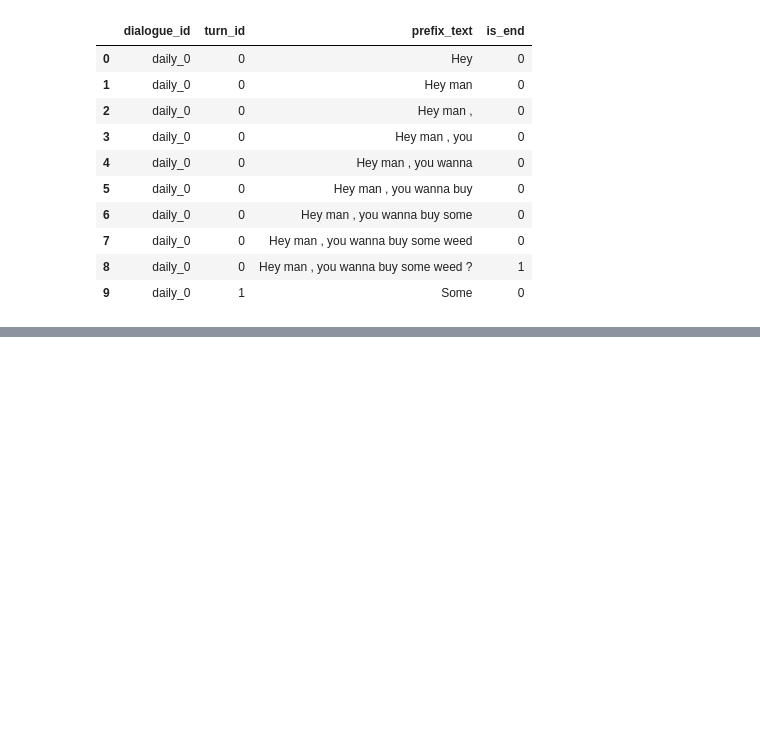
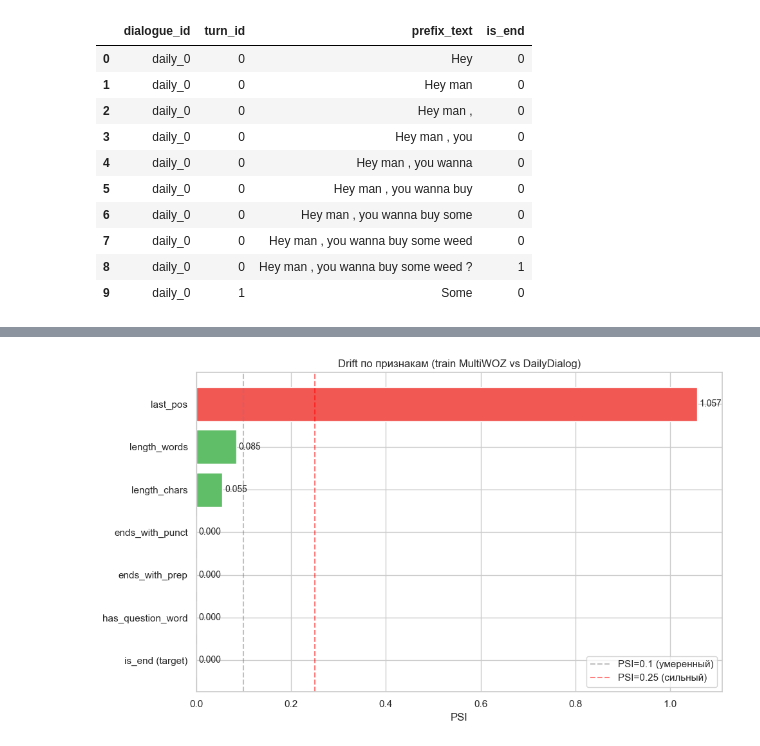
Before and after one commit to bukenov/turn-detector, a Jupyter notebook: notebooks/03_drift.ipynb, the cells around one changed output, grey strips where cells are left out. Drawn from its saved outputs; the diff is of its cells as text; code cells hidden in the pictures; blank space fills up the shorter version.

```diff
--- a/notebooks/03_drift.ipynb
+++ b/notebooks/03_drift.ipynb
@@ -130,0 +344,26 @@ df_daily.head()
+# %%
+fig, ax = plt.subplots(figsize=(10, 6))
+
+colors = ['#60BD68' if p < 0.1 else '#FAA43A' if p < 0.25 else '#F15854'
+          for p in psi_df['psi']]
+
+bars = ax.barh(psi_df['feature'], psi_df['psi'], color=colors)
+
+# Подписи значений
+for bar, psi in zip(bars, psi_df['psi']):
+    ax.text(bar.get_width() + 0.005, bar.get_y() + bar.get_height()/2,
+            f'{psi:.3f}', va='center', fontsize=10)
+
+# Пороги
+ax.axvline(0.1, color='gray', linestyle='--', alpha=0.5, label='PSI=0.1 (умеренный)')
+ax.axvline(0.25, color='red', linestyle='--', alpha=0.5, label='PSI=0.25 (сильный)')
+
+ax.set_xlabel('PSI')
+ax.set_title('Drift по признакам (train MultiWOZ vs DailyDialog)')
+ax.legend(loc='lower right')
+ax.invert_yaxis()
+plt.tight_layout()
+plt.savefig('../reports/figures/psi_drift.png', dpi=150, bbox_inches='tight')
+plt.show()
+# %% [output]
+[figure, added]
```
Also changed, not shown: parts of 5 cells of this notebook, 2 other files.
